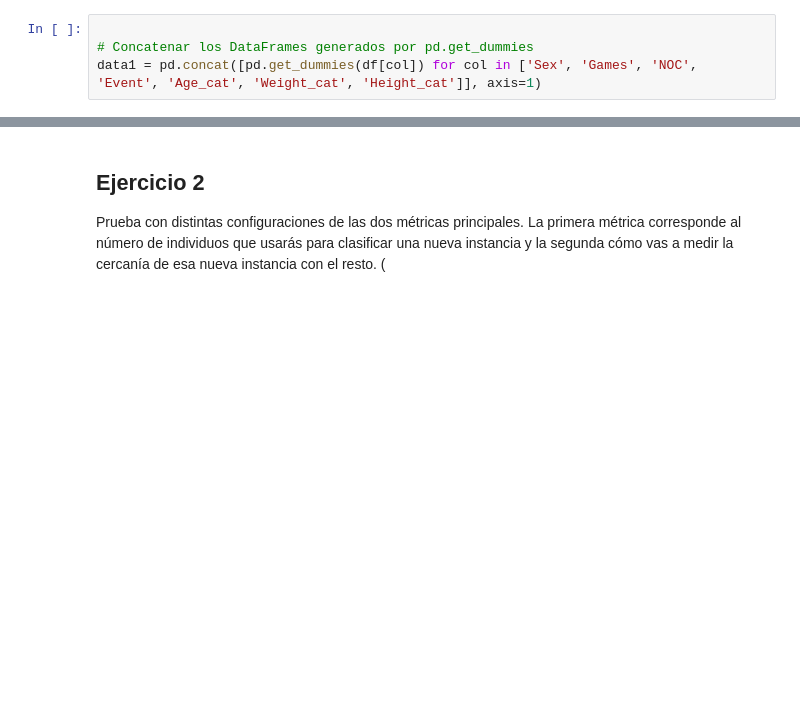
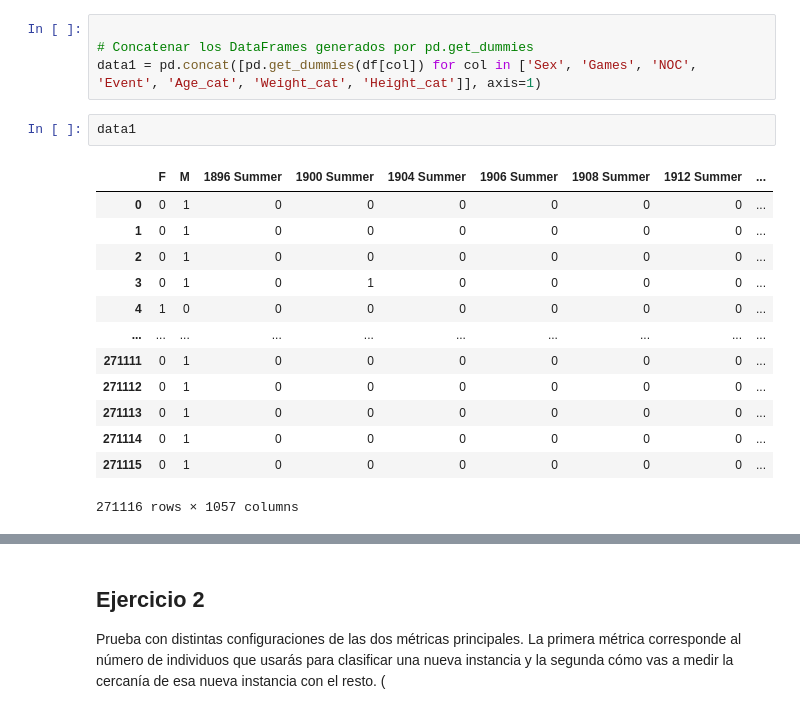
Before and after one commit to PilarAriasVazquez/L3, a Jupyter notebook: P1.ipynb, the cells around one changed output, grey strips where cells are left out. Drawn from its saved outputs; the diff is of its cells as text; blank space fills up the shorter version.

```diff
--- a/P1.ipynb
+++ b/P1.ipynb
@@ -334,3 +334,19 @@ test=df.iloc[216893:]
 
 # Concatenar los DataFrames generados por pd.get_dummies
 data1 = pd.concat([pd.get_dummies(df[col]) for col in ['Sex', 'Games', 'NOC', 'Event', 'Age_cat', 'Weight_cat', 'Height_cat']], axis=1)
+# %%
+data1
+# %% [output]
+|  | F | M | 1896 Summer | 1900 Summer | 1904 Summer | 1906 Summer | 1908 Summer | 1912 Summer | ... |
+| 0 | 0 | 1 | 0 | 0 | 0 | 0 | 0 | 0 | ... |
+| 1 | 0 | 1 | 0 | 0 | 0 | 0 | 0 | 0 | ... |
+| 2 | 0 | 1 | 0 | 0 | 0 | 0 | 0 | 0 | ... |
+| 3 | 0 | 1 | 0 | 1 | 0 | 0 | 0 | 0 | ... |
+| 4 | 1 | 0 | 0 | 0 | 0 | 0 | 0 | 0 | ... |
+| ... | ... | ... | ... | ... | ... | ... | ... | ... | ... |
+| 271111 | 0 | 1 | 0 | 0 | 0 | 0 | 0 | 0 | ... |
+| 271112 | 0 | 1 | 0 | 0 | 0 | 0 | 0 | 0 | ... |
+| 271113 | 0 | 1 | 0 | 0 | 0 | 0 | 0 | 0 | ... |
+| 271114 | 0 | 1 | 0 | 0 | 0 | 0 | 0 | 0 | ... |
+| 271115 | 0 | 1 | 0 | 0 | 0 | 0 | 0 | 0 | ... |
+271116 rows × 1057 columns
```
Also changed, not shown: parts of 4 cells of this notebook.
